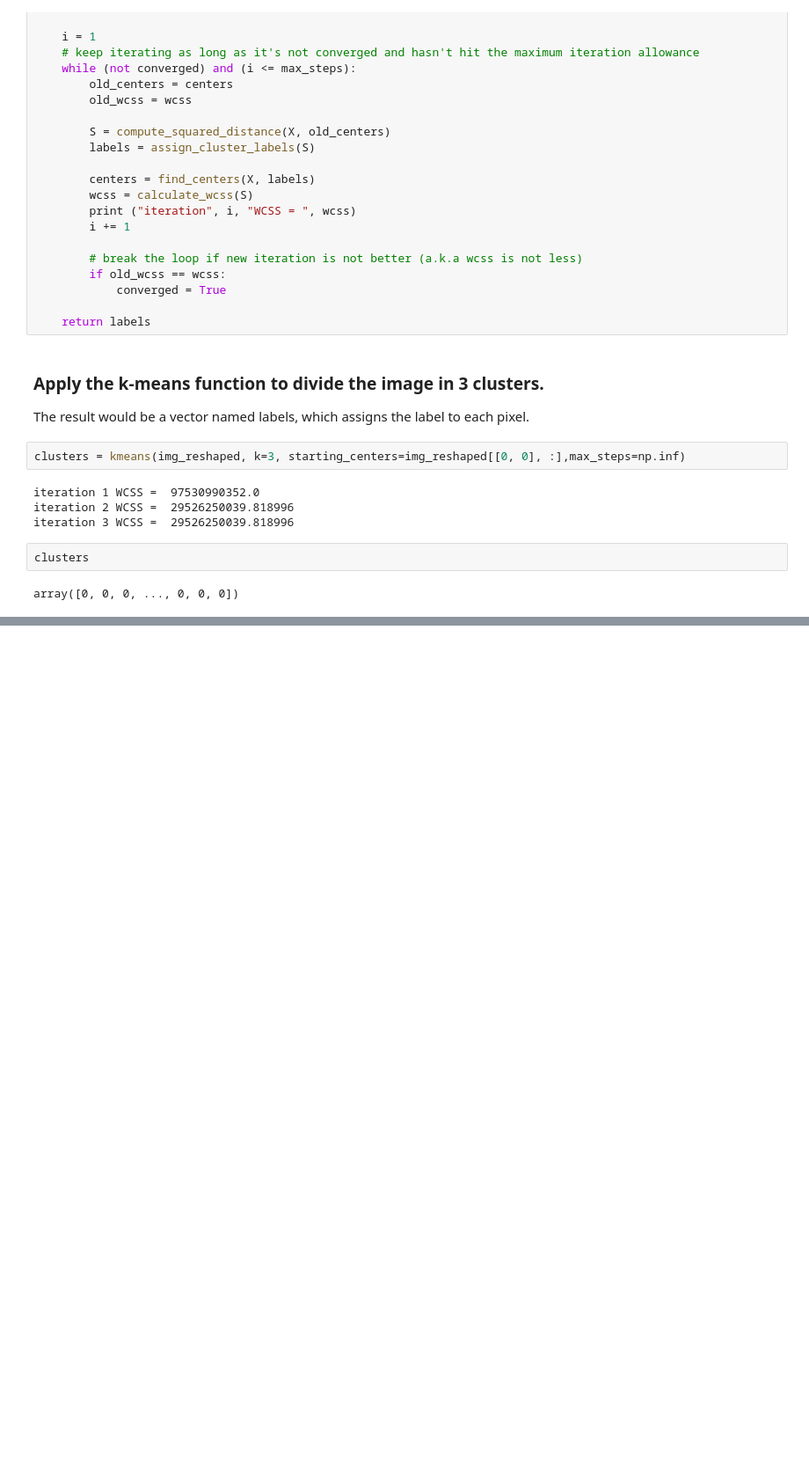
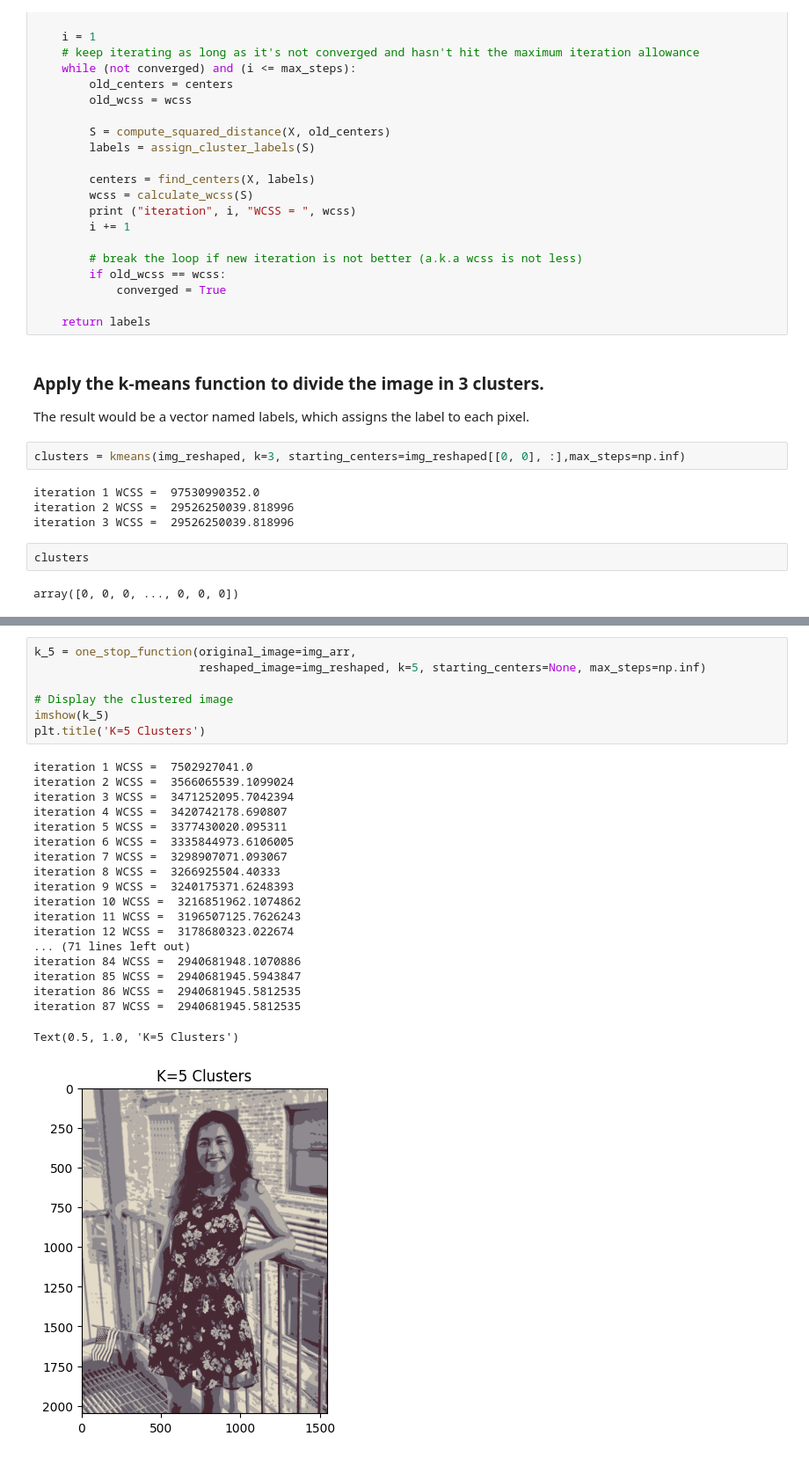
Before and after one commit to kellychin79/image_clustering, a Jupyter notebook: image_stylized_recoloring.ipynb, the cells around one changed output, grey strips where cells are left out. Shown at 88% size. Saved outputs shown, nothing was run; the diff lists cells and outputs as text; blank space fills up the shorter version.

```diff
--- a/image_stylized_recoloring.ipynb
+++ b/image_stylized_recoloring.ipynb
@@ -340,0 +387,27 @@ imshow(arr_clustered2)
+# %%
+k_5 = one_stop_function(original_image=img_arr,
+                        reshaped_image=img_reshaped, k=5, starting_centers=None, max_steps=np.inf)
+
+# Display the clustered image
+imshow(k_5)
+plt.title('K=5 Clusters')
+# %% [output]
+iteration 1 WCSS =  7502927041.0
+iteration 2 WCSS =  3566065539.1099024
+iteration 3 WCSS =  3471252095.7042394
+iteration 4 WCSS =  3420742178.690807
+iteration 5 WCSS =  3377430020.095311
+iteration 6 WCSS =  3335844973.6106005
+iteration 7 WCSS =  3298907071.093067
+iteration 8 WCSS =  3266925504.40333
+iteration 9 WCSS =  3240175371.6248393
+iteration 10 WCSS =  3216851962.1074862
+iteration 11 WCSS =  3196507125.7626243
+iteration 12 WCSS =  3178680323.022674
+... (71 lines left out)
+iteration 84 WCSS =  2940681948.1070886
+iteration 85 WCSS =  2940681945.5943847
+iteration 86 WCSS =  2940681945.5812535
+iteration 87 WCSS =  2940681945.5812535
+Text(0.5, 1.0, 'K=5 Clusters')
+[figure, added]
```
Also changed, not shown: parts of 47 cells of this notebook, 2 other files.
